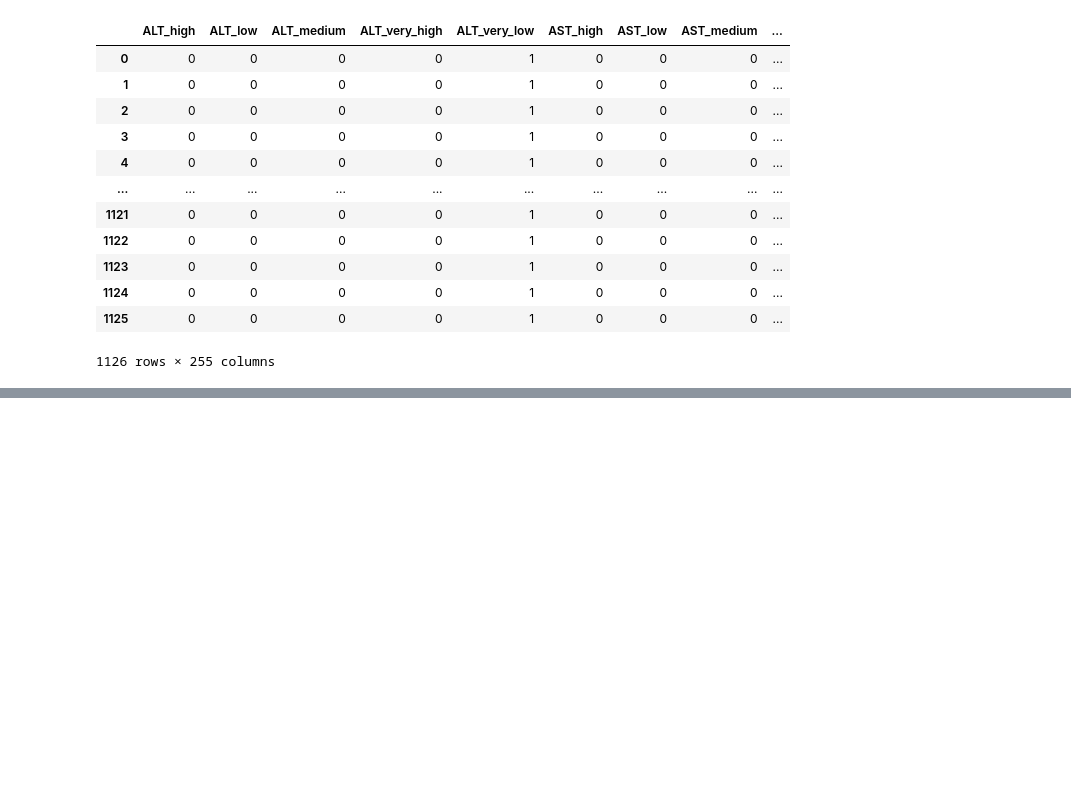
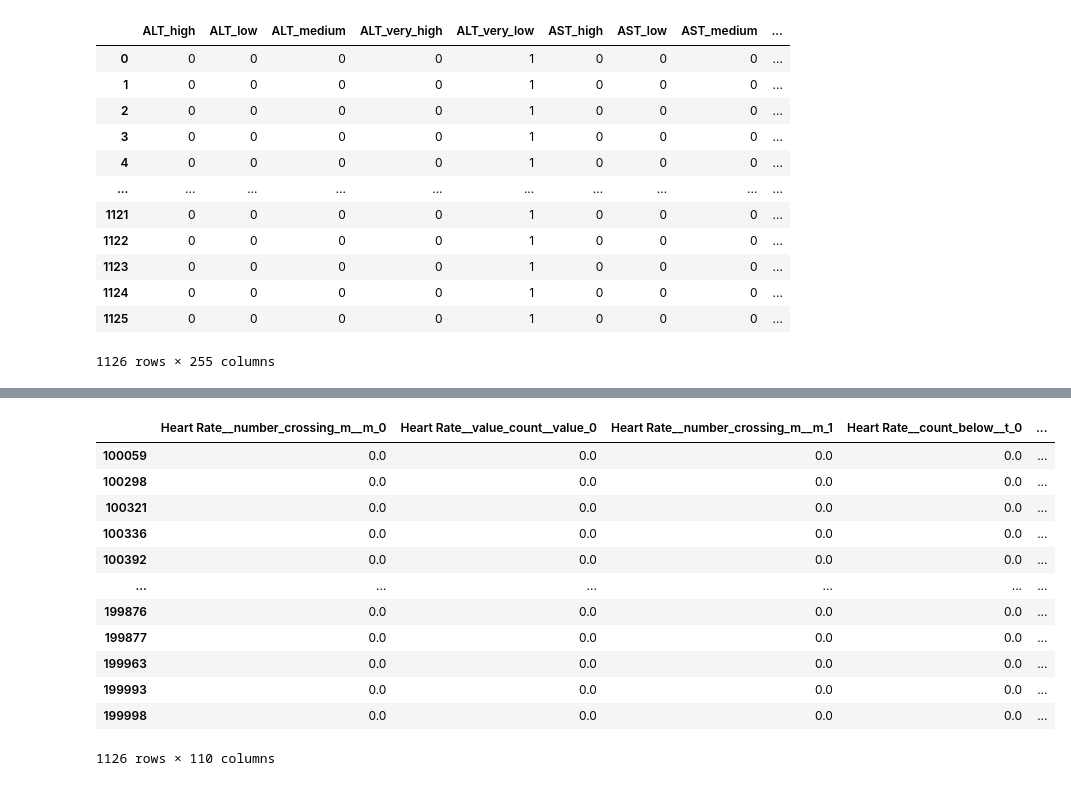
Before and after one commit to BenMarkFrost/LEN_Individual_Project, a Jupyter notebook: Static/temporalCategorisation.ipynb, the cells around one changed output, grey strips where cells are left out. Cells and saved outputs as stored; diff of their text form; code cells hidden in the pictures; blank space fills up the shorter version.

```diff
--- a/Static/temporalCategorisation.ipynb
+++ b/Static/temporalCategorisation.ipynb
@@ -463,0 +585,23 @@ dtype: int64
+# %%
+## Clean the dataset individually rather than all at once.
+
+# formattedMimicDF = mimicDF[["PatientID", "Glucose", "ALT"]]
+
+# formattedMimicDF["Glucose"] = formattedMimicDF["Glucose"].interpolate(method='polynomial', order=3)
+
+# for col in formattedMimicDF:
+#     formattedMimicDF[col] = formattedMimicDF[col].fillna(formattedMimicDF[col].mode()[0])
+
+display(formattedMimicDF)
+
+# df = from_pandas(formattedMimicDF, npartitions=3)
+
+Distributor = MultiprocessingDistributor(n_workers=4,
+                                         disable_progressbar=False,
+                                         progressbar_title="Feature Extraction")
+
+extracted_features = extract_features(formattedMimicDF, column_id="PatientID", distributor=Distributor)
+
+impute(extracted_features)
+
+filtered_features = select_features(extracted_features, targetSeriesFormatted)
@@ -463,0 +628,16 @@ dtype: int64
+# %%
+display(filtered_features)
+# %% [output]
+|  | Heart Rate__number_crossing_m__m_0 | Heart Rate__value_count__value_0 | Heart Rate__number_crossing_m__m_1 | Heart Rate__count_below__t_0 | ... |
+| 100059 | 0.0 | 0.0 | 0.0 | 0.0 | ... |
+| 100298 | 0.0 | 0.0 | 0.0 | 0.0 | ... |
+| 100321 | 0.0 | 0.0 | 0.0 | 0.0 | ... |
+| 100336 | 0.0 | 0.0 | 0.0 | 0.0 | ... |
+| 100392 | 0.0 | 0.0 | 0.0 | 0.0 | ... |
+| ... | ... | ... | ... | ... | ... |
+| 199876 | 0.0 | 0.0 | 0.0 | 0.0 | ... |
+| 199877 | 0.0 | 0.0 | 0.0 | 0.0 | ... |
+| 199963 | 0.0 | 0.0 | 0.0 | 0.0 | ... |
+| 199993 | 0.0 | 0.0 | 0.0 | 0.0 | ... |
+| 199998 | 0.0 | 0.0 | 0.0 | 0.0 | ... |
+1126 rows × 110 columns
```
Also changed, not shown: parts of 22 cells of this notebook, 1 other file.
